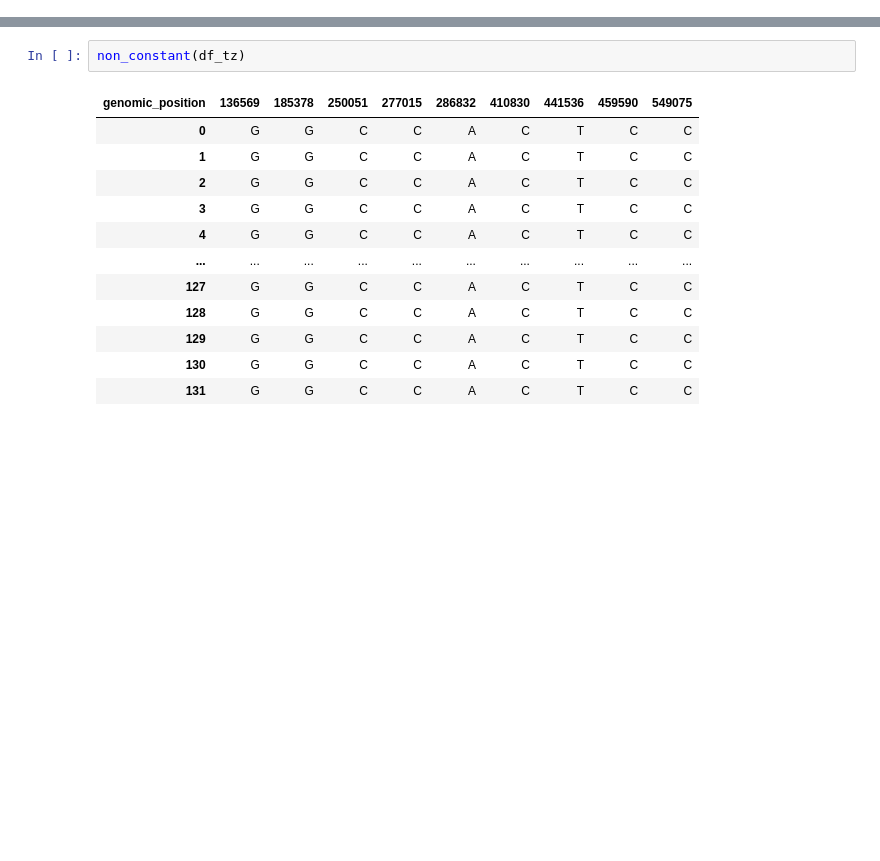
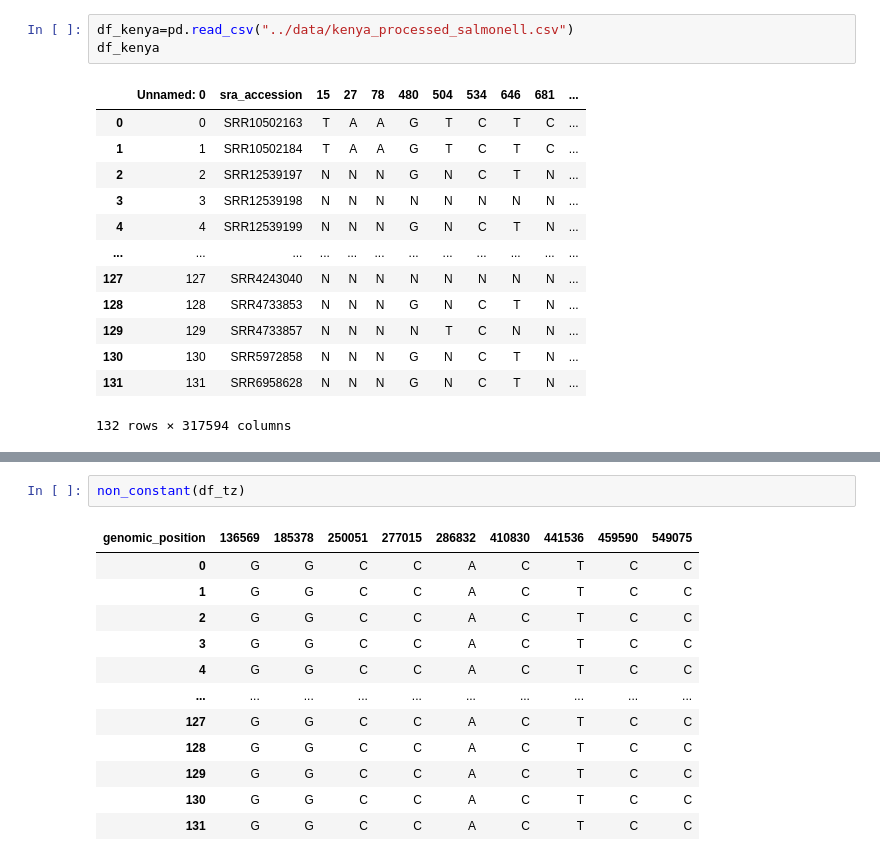
Before and after one commit to omicscodeathon/salmonellaml, a Jupyter notebook: notebooks/preprocessing_04.ipynb, the cells around one changed output, grey strips where cells are left out. Drawn from its saved outputs; the diff is of its cells as text; blank space fills up the shorter version.

```diff
--- a/notebooks/preprocessing_04.ipynb
+++ b/notebooks/preprocessing_04.ipynb
@@ -122,0 +139,17 @@ df_tz
+# %%
+df_kenya=pd.read_csv("../data/kenya_processed_salmonell.csv")
+df_kenya
+# %% [output]
+|  | Unnamed: 0 | sra_accession | 15 | 27 | 78 | 480 | 504 | 534 | 646 | 681 | ... |
+| 0 | 0 | SRR10502163 | T | A | A | G | T | C | T | C | ... |
+| 1 | 1 | SRR10502184 | T | A | A | G | T | C | T | C | ... |
+| 2 | 2 | SRR12539197 | N | N | N | G | N | C | T | N | ... |
+| 3 | 3 | SRR12539198 | N | N | N | N | N | N | N | N | ... |
+| 4 | 4 | SRR12539199 | N | N | N | G | N | C | T | N | ... |
+| ... | ... | ... | ... | ... | ... | ... | ... | ... | ... | ... | ... |
+| 127 | 127 | SRR4243040 | N | N | N | N | N | N | N | N | ... |
+| 128 | 128 | SRR4733853 | N | N | N | G | N | C | T | N | ... |
+| 129 | 129 | SRR4733857 | N | N | N | N | T | C | N | N | ... |
+| 130 | 130 | SRR5972858 | N | N | N | G | N | C | T | N | ... |
+| 131 | 131 | SRR6958628 | N | N | N | G | N | C | T | N | ... |
+132 rows × 317594 columns
```
Also changed, not shown: parts of 29 cells of this notebook.
